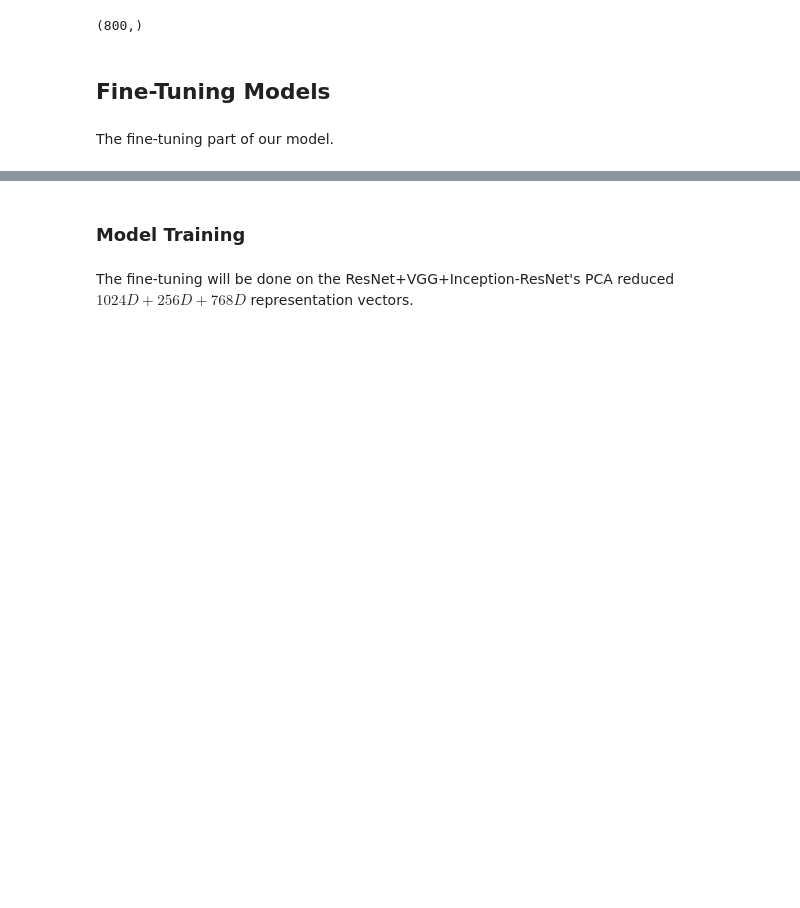
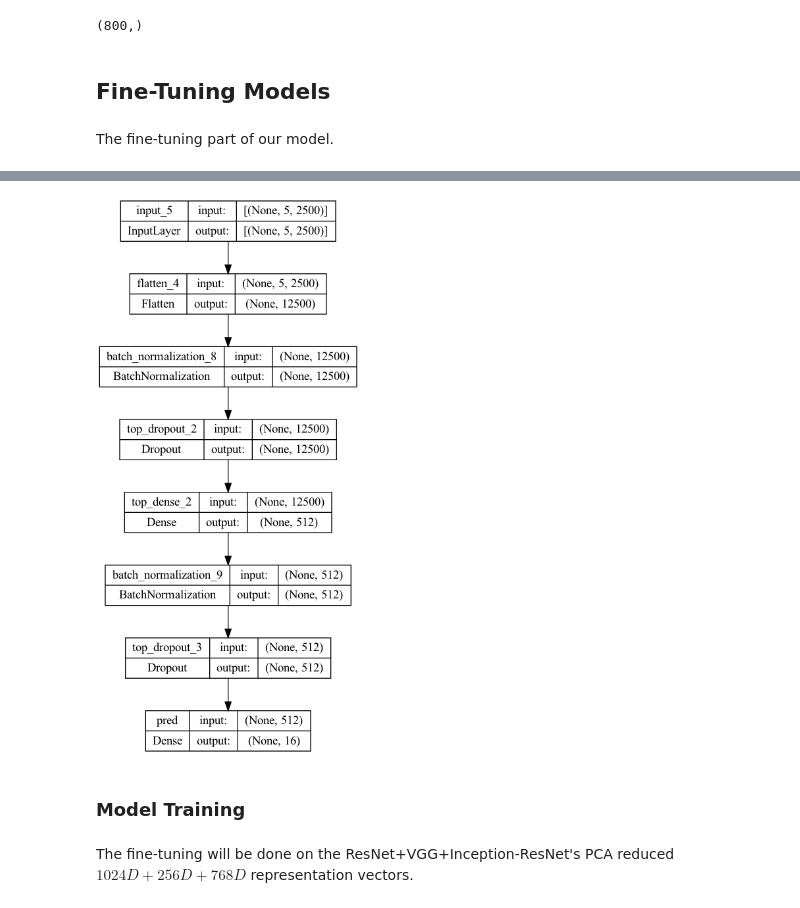
Before and after one commit to RishiDarkDevil/Document-Classification, a Jupyter notebook: ResNet-VGG-Inception-4Piece-PCA-Model.ipynb, the cells around one changed output, grey strips where cells are left out. Saved outputs shown, nothing was run; the diff lists cells and outputs as text; code cells hidden in the pictures; blank space fills up the shorter version.

```diff
--- a/ResNet-VGG-Inception-4Piece-PCA-Model.ipynb
+++ b/ResNet-VGG-Inception-4Piece-PCA-Model.ipynb
@@ -238,4 +239,8 @@ Non-trainable params: 31,024
 _________________________________________________________________
+# %%
+tf.keras.utils.plot_model(model1, show_shapes=True, to_file='./Images/ResNet-VGG-Inception-ResNet-4Piece-PCA-Model.png')
+# %% [output]
+[figure, added]
 # %% [markdown]
 ### Model Training
 # %% [markdown]
```
Also changed, not shown: parts of 49 cells of this notebook, 1 other file.
